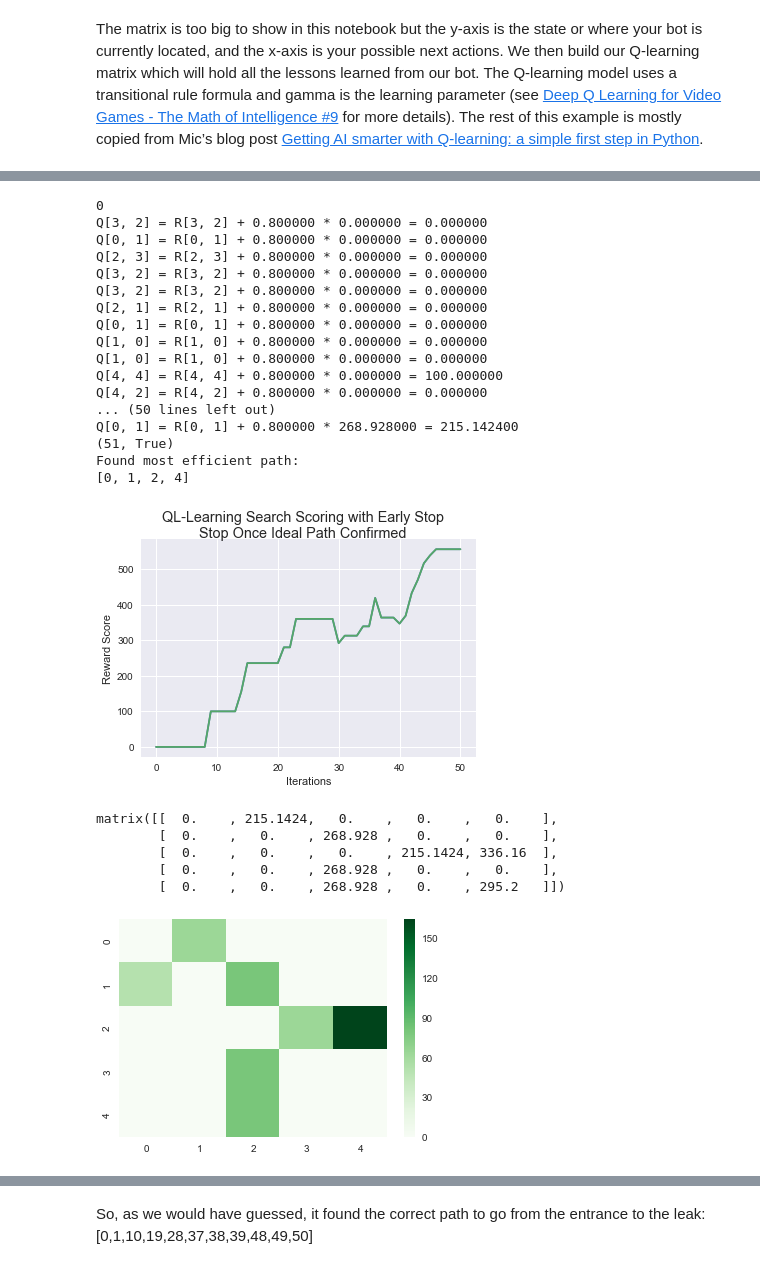
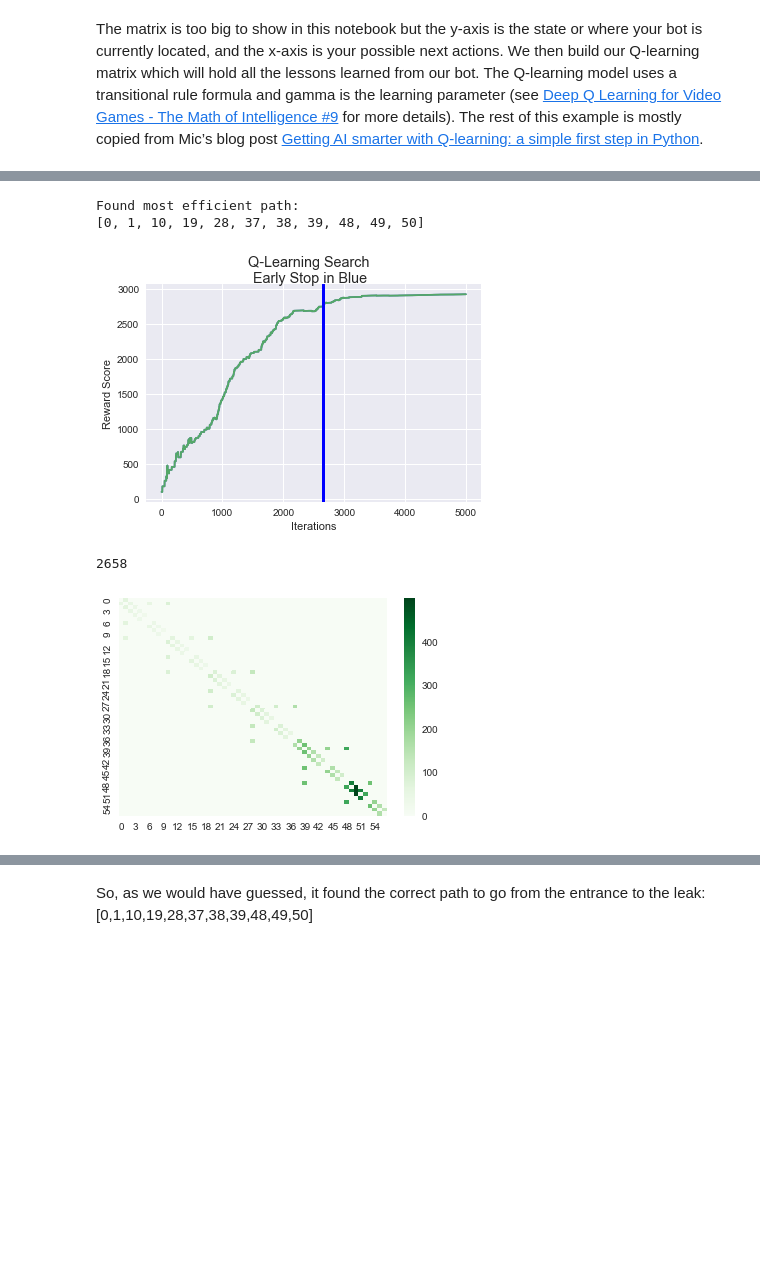
Before and after one commit to amunategui/Leak-At-Chemical-Factory-RL, a Jupyter notebook: Dangerous Leak at Chemical Factory - Emergency Response with Autonomous Assessment Bot.ipynb, the cells around one changed output, grey strips where cells are left out. Cells and saved outputs as stored; diff of their text form; code cells hidden in the pictures; blank space fills up the shorter version.

```diff
--- a/Dangerous Leak at Chemical Factory - Emergency Response with Autonomous Assessment Bot.ipynb
+++ b/Dangerous Leak at Chemical Factory - Emergency Response with Autonomous Assessment Bot.ipynb
@@ -33,13 +33,20 @@ import networkx as nx
 import matplotlib.pyplot as plt
 
 # map cell to cell, add circular cell to goal point
-points_list = [(0,1),(1,2),(2,3),(2,4)]
+points_list = [(0,1),(1,2),(2,3),(3,4),(4,5),(1,6),(6,7),(7,8),(8,9),
+                (1,10),(10,11),(11,12),(12,13),(13,14),(10,15),(15,16),
+                (16,17),(17,18),(10,19),(19,20),(20,21),(21,22),(22,23),
+                (19,24),(24,25),(25,26),(26,27),(19,28),(28,29),(29,30),
+                (30,31),(31,32),(28,33),(33,34),(34,35),(35,36),(28,37),
+                (37,38),(38,39),(39,40),(40,41),(41,42),(42,43),(39,44),
+                (44,45),(45,46),(46,47),(39,48),(48,49),(49,50),(50,51),
+                (51,52),(48,53),(53,54),(54,55),(55,56)]
 
 
 # goal point is where we have a leak
-fig, ax1 = plt.subplots(nrows=1, ncols=1, figsize=(4, 4))
-
-goal = 4
+fig, ax1 = plt.subplots(nrows=1, ncols=1, figsize=(12, 8))
+ax1.grid(False)
+goal = 50
 G=nx.Graph()
 G.add_edges_from(points_list)
 pos = nx.spring_layout(G)
@@ -69,7 +76,7 @@ The map shows that point 0 is where our bot will start its search and point 18 i
 <BR>
 We then create the rewards graph - this is the matrix version of our list of points map. We initialize the matrix to be the height and width of our points list (31 in this example) and initialize all values to -1. We then change the values to be 0 if it is a viable path and 100 if it is a goal path (for more on this topic, see Mnemosyne_studio’s great tutorial: <a href='http://mnemstudio.org/path-finding-q-learning-tutorial.htm' target='_blank'>Deep Q Learning for Video Games - The Math of Intelligence #9</a>)
 # %%
-winning_path = [0,1,2,4]
+winning_path = [0,1,10,19,28,37,38,39,48,49,50]
 
 # how many points in graph? x points
 MATRIX_SIZE = len(points_list) + 1
@@ -135,7 +135,7 @@ def test_best_path(Q, solution_path, goal):
         steps.append(next_step_index)
         current_state = next_step_index
     if steps == solution_path:
-        return steps, True
+        return steps, True,
     else:
         return steps, False
 # %% [markdown]
@@ -189,64 +188,51 @@ Q[1, 0] = R[1, 0] + 0.800000 * 0.000000 = 0.000000
 # Training
 scores = []
 wins_found = 0
-for i in range(200):
-    if (i%100==0): print(i)
+found_ideal = False
+found_ideal_at = 0
+for i in range(5000):
+    # if (i%100==0): print(i)
     current_state = np.random.randint(0, int(Q.shape[0]))
     available_act = available_actions(current_state)
     action = sample_next_action(available_act)
     score = update(current_state,action,gamma)
     steps, win = test_best_path(Q, winning_path, goal)
     if (win):
         wins_found += 1
-        print(i, win)
-        if wins_found > 10:
-            break;
+        # print(i, win)
+        if (wins_found > 100) and (found_ideal==False):
+            found_ideal = True
+            found_ideal_at = i
+            # brea;
     scores.append(score)
 
 # Testing
 current_state = 0
 steps = [current_state]
 
 # Testing
 steps, win = test_best_path(Q, winning_path, goal)
 if win:
     print('Found most efficient path:')
 else:
     print("Could not find most efficient path:")
 print(steps)
 
 plt.plot(scores)
 plt.plot(scores)
-plt.suptitle('QL-Learning Search Scoring with Early Stop\nStop Once Ideal Path Confirmed')
+plt.suptitle('Q-Learning Search\n Early Stop in Blue')
+plt.axvline(x=found_ideal_at, c='blue',linewidth=3)
 plt.xlabel('Iterations')
 plt.ylabel('Reward Score')
 plt.show()
-
-Q
 # %% [output]
-0
-Q[3, 2] = R[3, 2] + 0.800000 * 0.000000 = 0.000000
-Q[0, 1] = R[0, 1] + 0.800000 * 0.000000 = 0.000000
-Q[2, 3] = R[2, 3] + 0.800000 * 0.000000 = 0.000000
-Q[3, 2] = R[3, 2] + 0.800000 * 0.000000 = 0.000000
-Q[3, 2] = R[3, 2] + 0.800000 * 0.000000 = 0.000000
-Q[2, 1] = R[2, 1] + 0.800000 * 0.000000 = 0.000000
-Q[0, 1] = R[0, 1] + 0.800000 * 0.000000 = 0.000000
-Q[1, 0] = R[1, 0] + 0.800000 * 0.000000 = 0.000000
-Q[1, 0] = R[1, 0] + 0.800000 * 0.000000 = 0.000000
-Q[4, 4] = R[4, 4] + 0.800000 * 0.000000 = 100.000000
-Q[4, 2] = R[4, 2] + 0.800000 * 0.000000 = 0.000000
-... (50 lines left out)
-Q[0, 1] = R[0, 1] + 0.800000 * 268.928000 = 215.142400
-(51, True)
 Found most efficient path:
-[0, 1, 2, 4]
+[0, 1, 10, 19, 28, 37, 38, 39, 48, 49, 50]
-[figure, old version]
+[figure, new version]
-matrix([[  0.    , 215.1424,   0.    ,   0.    ,   0.    ],
-        [  0.    ,   0.    , 268.928 ,   0.    ,   0.    ],
-        [  0.    ,   0.    ,   0.    , 215.1424, 336.16  ],
-        [  0.    ,   0.    , 268.928 ,   0.    ,   0.    ],
-        [  0.    ,   0.    , 268.928 ,   0.    , 295.2   ]])
+# %%
+found_ideal_at
+# %% [output]
+2658
 # %%
 groupits = []
 for row in Q:
@@ -264,7 +250,7 @@ import numpy as np; np.random.seed(0)
 import seaborn as sns; sns.set()
 ax = sns.heatmap(Q, cmap="Greens")
 # %% [output]
-[figure, old version]
+[figure, new version]
 # %%
 
 for point in points_list:
```
Also changed, not shown: parts of 7 cells of this notebook.
